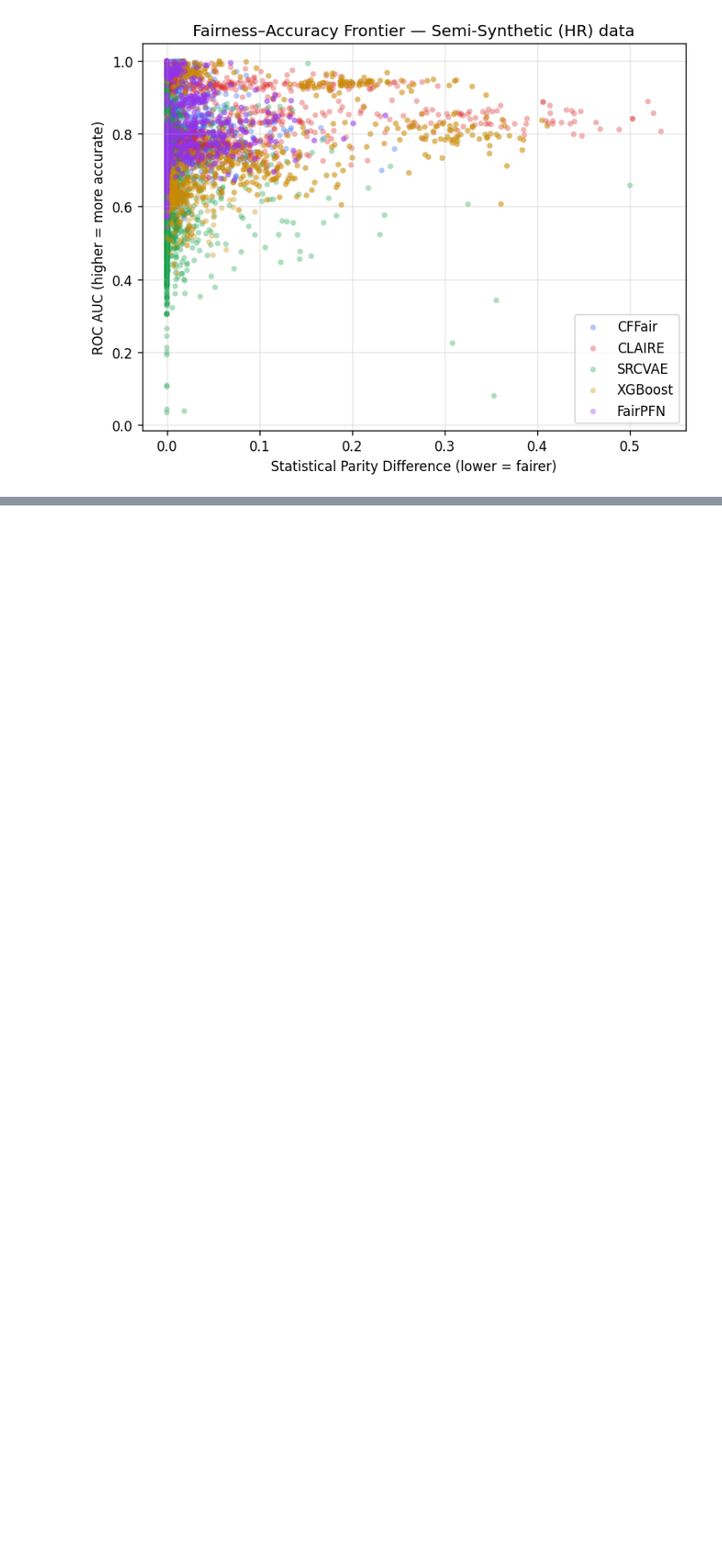
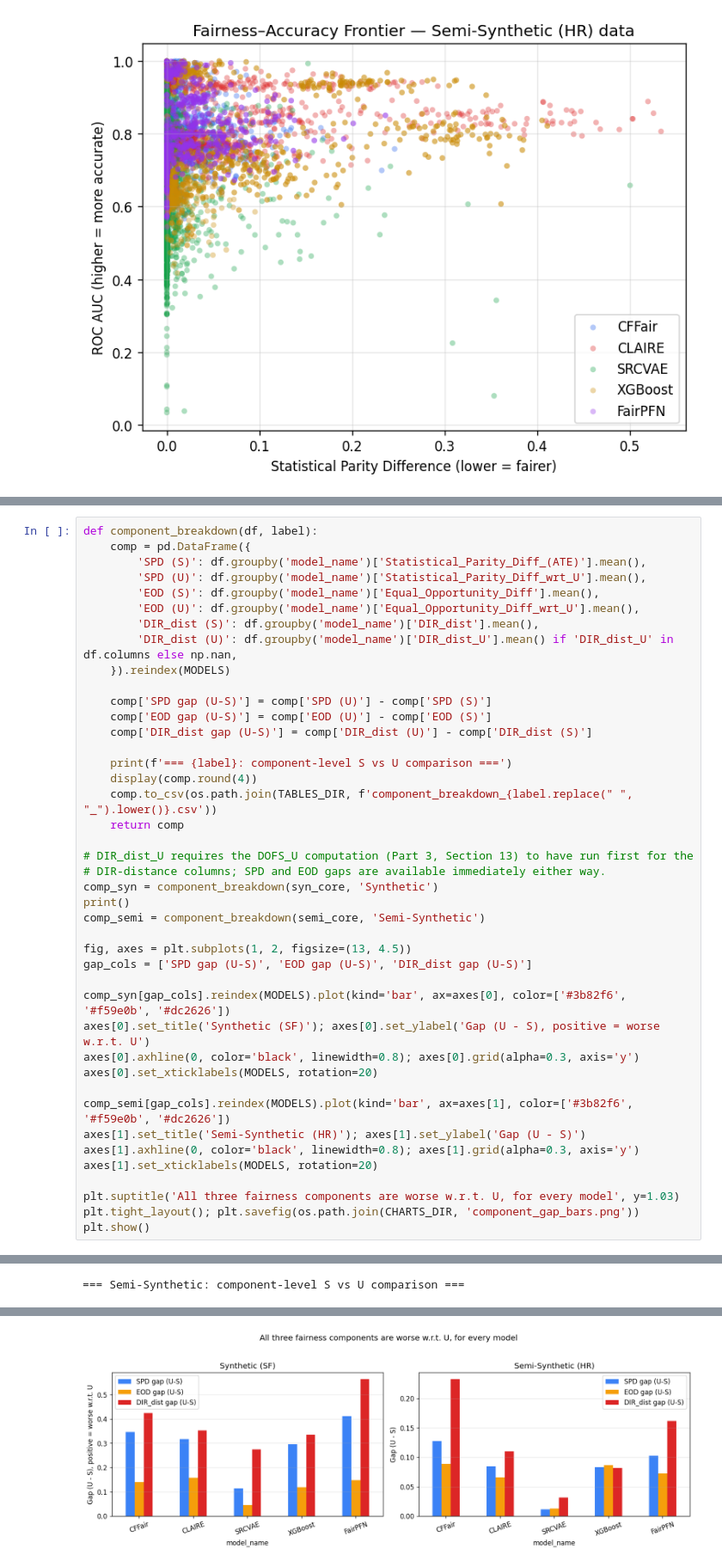
Before and after one commit to Patrog-6/Fairness-evaluation-in-the-presence-of-unobserved-unfair-attributes, a Jupyter notebook: model_benchmark.ipynb, the cells around one changed output, grey strips where cells are left out. Shown at 86% size. Cells and saved outputs as stored; diff of their text form; blank space fills up the shorter version.

```diff
--- a/model_benchmark.ipynb
+++ b/model_benchmark.ipynb
@@ -536,0 +736,43 @@ display(means_semi.round(3))
+# %%
+def component_breakdown(df, label):
+    comp = pd.DataFrame({
+        'SPD (S)': df.groupby('model_name')['Statistical_Parity_Diff_(ATE)'].mean(),
+        'SPD (U)': df.groupby('model_name')['Statistical_Parity_Diff_wrt_U'].mean(),
+        'EOD (S)': df.groupby('model_name')['Equal_Opportunity_Diff'].mean(),
+        'EOD (U)': df.groupby('model_name')['Equal_Opportunity_Diff_wrt_U'].mean(),
+        'DIR_dist (S)': df.groupby('model_name')['DIR_dist'].mean(),
+        'DIR_dist (U)': df.groupby('model_name')['DIR_dist_U'].mean() if 'DIR_dist_U' in df.columns else np.nan,
+    }).reindex(MODELS)
+
+    comp['SPD gap (U-S)'] = comp['SPD (U)'] - comp['SPD (S)']
+    comp['EOD gap (U-S)'] = comp['EOD (U)'] - comp['EOD (S)']
+    comp['DIR_dist gap (U-S)'] = comp['DIR_dist (U)'] - comp['DIR_dist (S)']
+
+    print(f'=== {label}: component-level S vs U comparison ===')
+    display(comp.round(4))
+    comp.to_csv(os.path.join(TABLES_DIR, f'component_breakdown_{label.replace(" ", "_").lower()}.csv'))
+    return comp
+
+# DIR_dist_U requires the DOFS_U computation (Part 3, Section 13) to have run first for the
+# DIR-distance columns; SPD and EOD gaps are available immediately either way.
+comp_syn = component_breakdown(syn_core, 'Synthetic')
+print()
+comp_semi = component_breakdown(semi_core, 'Semi-Synthetic')
+
+fig, axes = plt.subplots(1, 2, figsize=(13, 4.5))
+gap_cols = ['SPD gap (U-S)', 'EOD gap (U-S)', 'DIR_dist gap (U-S)']
+
+comp_syn[gap_cols].reindex(MODELS).plot(kind='bar', ax=axes[0], color=['#3b82f6', '#f59e0b', '#dc2626'])
+axes[0].set_title('Synthetic (SF)'); axes[0].set_ylabel('Gap (U - S), positive = worse w.r.t. U')
+axes[0].axhline(0, color='black', linewidth=0.8); axes[0].grid(alpha=0.3, axis='y')
+axes[0].set_xticklabels(MODELS, rotation=20)
+
+comp_semi[gap_cols].reindex(MODELS).plot(kind='bar', ax=axes[1], color=['#3b82f6', '#f59e0b', '#dc2626'])
+axes[1].set_title('Semi-Synthetic (HR)'); axes[1].set_ylabel('Gap (U - S)')
+axes[1].axhline(0, color='black', linewidth=0.8); axes[1].grid(alpha=0.3, axis='y')
+axes[1].set_xticklabels(MODELS, rotation=20)
+
+plt.suptitle('All three fairness components are worse w.r.t. U, for every model', y=1.03)
+plt.tight_layout(); plt.savefig(os.path.join(CHARTS_DIR, 'component_gap_bars.png'))
+plt.show()
+# %% [output]
@@ -536,0 +787 @@ display(means_semi.round(3))
+=== Semi-Synthetic: component-level S vs U comparison ===
@@ -536,0 +795 @@ display(means_semi.round(3))
+[figure, added]
```
Also changed, not shown: parts of 80 cells of this notebook, 10 other files.
